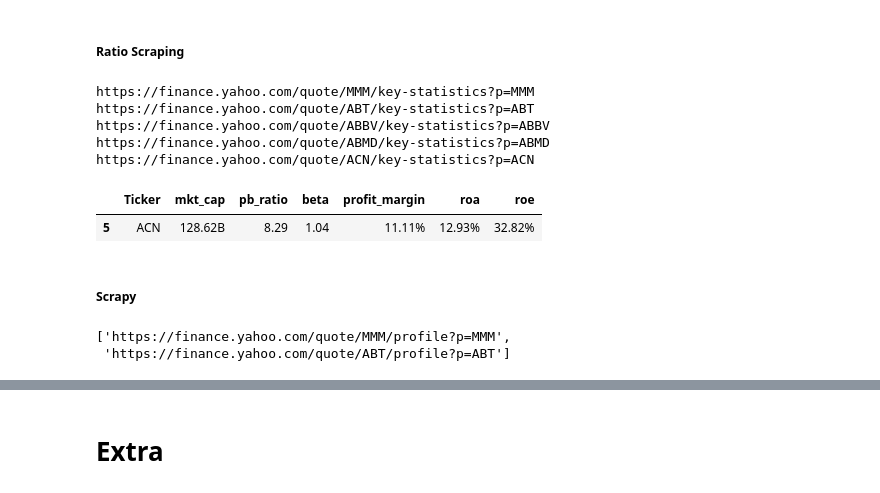
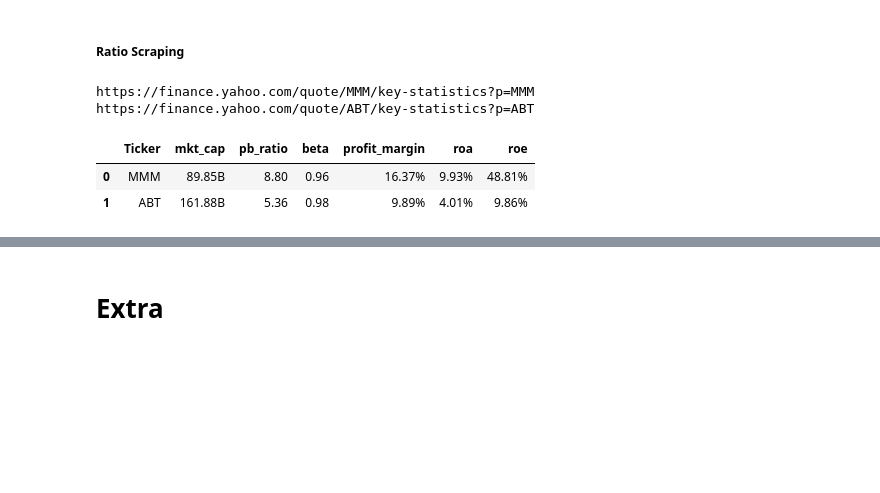
Before and after one commit to Sivalavida/Text-based-Industry-Classification, a Jupyter notebook: Scraper script.ipynb, the cells around one changed output, grey strips where cells are left out. Drawn from its saved outputs; the diff is of its cells as text; code cells hidden in the pictures; blank space fills up the shorter version.

```diff
--- a/Scraper script.ipynb
+++ b/Scraper script.ipynb
@@ -46,18 +53,6 @@ def get_sp500_tickers():
     return tickers
 '''
 pass
-# %%
-resp = requests.get('http://en.wikipedia.org/wiki/List_of_S%26P_500_companies')
-soup = bs.BeautifulSoup(resp.text, 'lxml')
-table = soup.find('table', {'class': 'wikitable sortable'})
-tickers = []
-for row in table.findAll('tr')[1:]:
-    ticker = row.findAll('td')[0].text
-    if ticker[-1:]=='\n':
-        ticker=ticker[:-1]
-    ticker=ticker.replace('.','')
-    tickers.append(ticker)
-return tickers
 # %% [markdown]
 ### Russell 3000
 
@@ -111,7 +147,7 @@ from selenium.webdriver.common.by import By
 # %%
 # %%time
 ticker_list = snp_ticker_df.Symbol.head(2)
-ticker_desc = pd.DataFrame(columns = ['Ticker', 'Description', 'Sector', 'Industry'])
+ticker_desc_df = pd.DataFrame(columns = ['Ticker', 'Description', 'Sector', 'Industry'])
 
 options = webdriver.ChromeOptions()
 options.add_argument('--ignore-certificate-errors')
@@ -131,9 +167,9 @@ for ticker in tqdm(ticker_list):
     sector = driver.find_elements_by_xpath('//*[@id="Col1-0-Profile-Proxy"]/section/div[1]/div/div/p[2]/span[2]')[0].text
     industry = driver.find_elements_by_xpath('//*[@id="Col1-0-Profile-Proxy"]/section/div[1]/div/div/p[2]/span[4]')[0].text
 
-    ticker_desc.loc[len(ticker_desc)] = [ticker, desc, sector, industry]
+    ticker_desc_df.loc[len(ticker_desc_df)] = [ticker, desc, sector, industry]
     driver.close() #need?
-display(ticker_desc)
+display(ticker_desc_df)
 # %% [output]
 https://finance.yahoo.com/quote/MMM/profile?p=MMM
 https://finance.yahoo.com/quote/ABT/profile?p=ABT
@@ -169,5 +210,5 @@ display(ticker_desc_df)
 # %%
-ticker_list = snp_ticker_df.Symbol.head(3)
+ticker_list = snp_ticker_df.Symbol.head(2)
 DOWNLOAD_FOLDER = os.getcwd() + os.path.sep + 'data_out\\price_csv_files\\'
 
 date1 = datetime.strptime('20190101', "%Y%m%d")
@@ -257,5 +298,5 @@ for filename in os.listdir(DOWNLOAD_FOLDER):
 # %%
-ticker_list = snp_ticker_df.Symbol.head(5)
+ticker_list = snp_ticker_df.Symbol.head(2)
 all_prices_dict = {}
 
 date1 = datetime.strptime('20190101', "%Y%m%d")
@@ -271,7 +312,7 @@ options = webdriver.ChromeOptions()
 options.add_argument('--ignore-certificate-errors')
 options.add_argument('--headless')
 
-for ticker in ticker_list:
+for ticker in tqdm(ticker_list):
     print('Processing: %s' %ticker)
 
     url= 'https://finance.yahoo.com/quote/%s/history?' \
@@ -290,12 +331,13 @@ for ticker in ticker_list:
 
     items = driver.find_elements_by_xpath(
         '//*[@id="Col1-1-HistoricalDataTable-Proxy"]/section/div[2]/table/tbody/tr/td[6]/span')
-    prices = list(map(lambda x: x.text, items))
+    prices = reversed(list(map(lambda x: x.text, items)))
     all_prices_dict[ticker] = prices
     driver.close()
 
-all_prices_df2 = pd.DataFrame(all_prices_dict)
-all_prices_df2.to_csv('data_out/all_prices_df2.csv')
+ticker_price_df2 = pd.DataFrame(all_prices_dict)
+ticker_price_df2.to_csv('data_out/ticker_price_df2.csv')
+display(ticker_price_df2)
 # %% [output]
 Processing: MMM
 https://finance.yahoo.com/quote/MMM/history?period1=1546272000&period2=1577808000&interval=1d&filter=history&frequency=1d
@@ -310,40 +359,37 @@ https://finance.yahoo.com/quote/ACN/history?period1=1546272000&period2=157780800
 # %% [markdown]
 ##### Ratio Scraping
 # %%
-ticker_list = snp_ticker_df.Symbol.head(5)
-ticker_ratios = pd.DataFrame(columns = ['Ticker', 'mkt_cap', 'pb_ratio', 'beta', 'profit_margin', 'roa', 'roe'])
+ticker_list = snp_ticker_df.Symbol.head(2)
+ticker_ratios_df = pd.DataFrame(columns = ['Ticker', 'mkt_cap', 'pb_ratio', 'beta', 'profit_margin', 'roa', 'roe'])
 
 options = webdriver.ChromeOptions()
 options.add_argument('--ignore-certificate-errors')
 options.add_argument('--headless')
 options.add_argument('--no-sandbox') # Bypass OS security model
 
 # If you print, tqdm bar will not work
 for ticker in tqdm(ticker_list):
     url = 'https://finance.yahoo.com/quote/'+ticker+'/key-statistics?p='+ticker
     print(url)
 
     driver = webdriver.Chrome(options=options)
     driver.get(url)
     time.sleep(2) # wait for webpage to render all required info or to emulate human user .. not sure
 
     mkt_cap = driver.find_elements_by_xpath('//*[@id="Col1-0-KeyStatistics-Proxy"]/section/div[3]/div[1]/div[2]/div/div[1]/div[1]/table/tbody/tr[1]/td[3]')[0].text
     pb_ratio = driver.find_elements_by_xpath('//*[@id="Col1-0-KeyStatistics-Proxy"]/section/div[3]/div[1]/div[2]/div/div[1]/div[1]/table/tbody/tr[7]/td[3]')[0].text
     beta = driver.find_elements_by_xpath('//*[@id="Col1-0-KeyStatistics-Proxy"]/section/div[3]/div[2]/div/div[1]/div/div/table/tbody/tr[1]/td[2]')[0].text
     profit_margin = driver.find_elements_by_xpath('//*[@id="Col1-0-KeyStatistics-Proxy"]/section/div[3]/div[3]/div/div[2]/div/div/table/tbody/tr[1]/td[2]')[0].text
     roa = driver.find_elements_by_xpath('//*[@id="Col1-0-KeyStatistics-Proxy"]/section/div[3]/div[3]/div/div[3]/div/div/table/tbody/tr[1]/td[2]')[0].text
     roe = driver.find_elements_by_xpath('//*[@id="Col1-0-KeyStatistics-Proxy"]/section/div[3]/div[3]/div/div[3]/div/div/table/tbody/tr[2]/td[2]')[0].text
 
-    ticker_ratios.loc[len(ticker_list)] = [ticker, mkt_cap, pb_ratio, beta, profit_margin, roa, roe]
+    ticker_ratios_df.loc[len(ticker_ratios_df)] = [ticker, mkt_cap, pb_ratio, beta, profit_margin, roa, roe]
     driver.close()
-display(ticker_ratios)
+ticker_ratios_df.to_csv('data_out/ticker_ratios_df.csv')
+display(ticker_ratios_df)
 # %% [output]
 https://finance.yahoo.com/quote/MMM/key-statistics?p=MMM
 https://finance.yahoo.com/quote/ABT/key-statistics?p=ABT
-https://finance.yahoo.com/quote/ABBV/key-statistics?p=ABBV
-https://finance.yahoo.com/quote/ABMD/key-statistics?p=ABMD
-https://finance.yahoo.com/quote/ACN/key-statistics?p=ACN
 |  | Ticker | mkt_cap | pb_ratio | beta | profit_margin | roa | roe |
-| 5 | ACN | 128.62B | 8.29 | 1.04 | 11.11% | 12.93% | 32.82% |
+| 0 | MMM | 89.85B | 8.80 | 0.96 | 16.37% | 9.93% | 48.81% |
+| 1 | ABT | 161.88B | 5.36 | 0.98 | 9.89% | 4.01% | 9.86% |
-# %% [markdown]
-##### Scrapy
@@ -369,5 +395,0 @@ class JsonWriterPipeline(object):
-# %%
-['https://finance.yahoo.com/quote/'+ticker+'/profile?p='+ticker for ticker in snp_ticker_df.Symbol.head(2)]
-# %% [output]
-['https://finance.yahoo.com/quote/MMM/profile?p=MMM',
- 'https://finance.yahoo.com/quote/ABT/profile?p=ABT']
```
Also changed, not shown: parts of 38 cells of this notebook, 1 other file.
